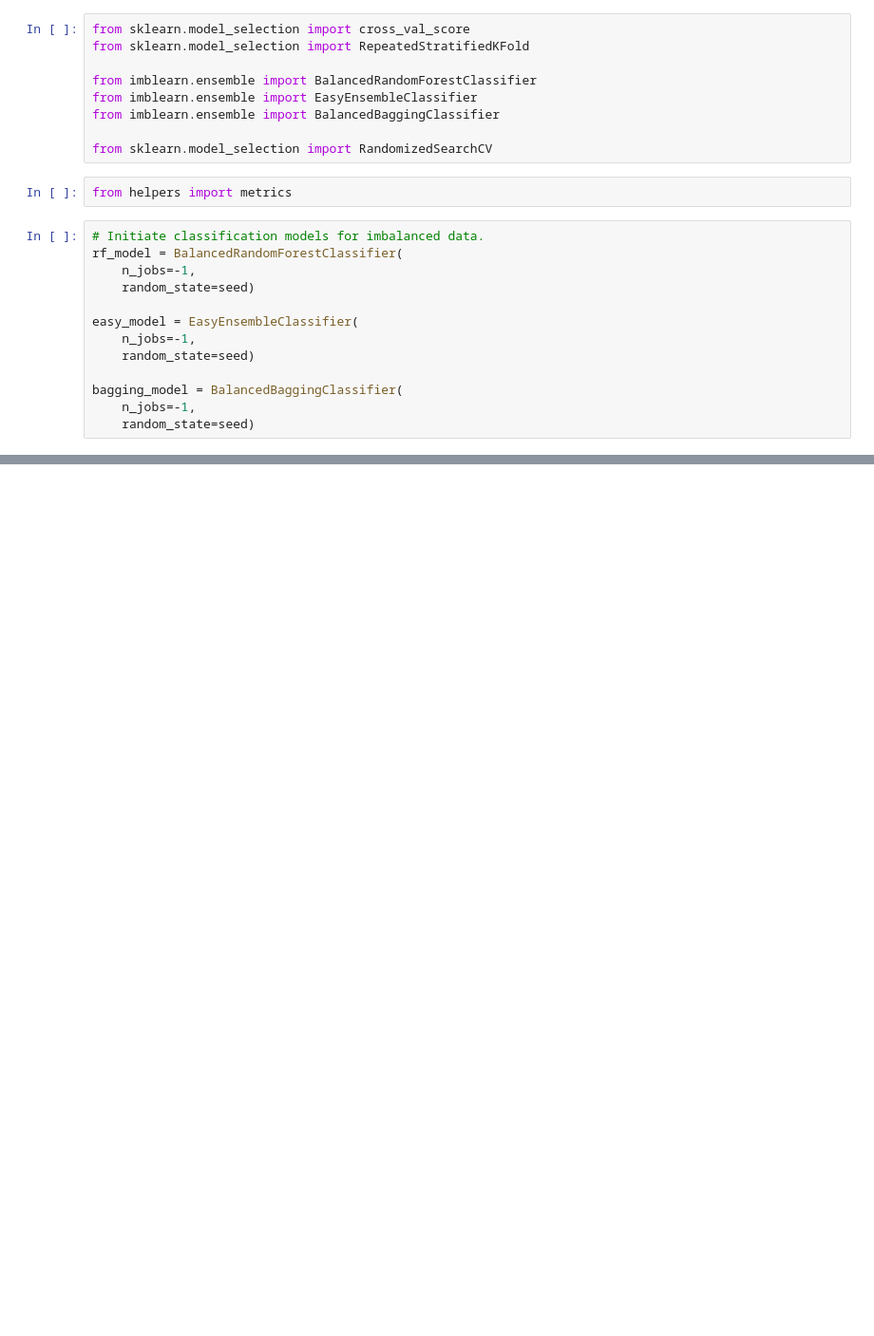
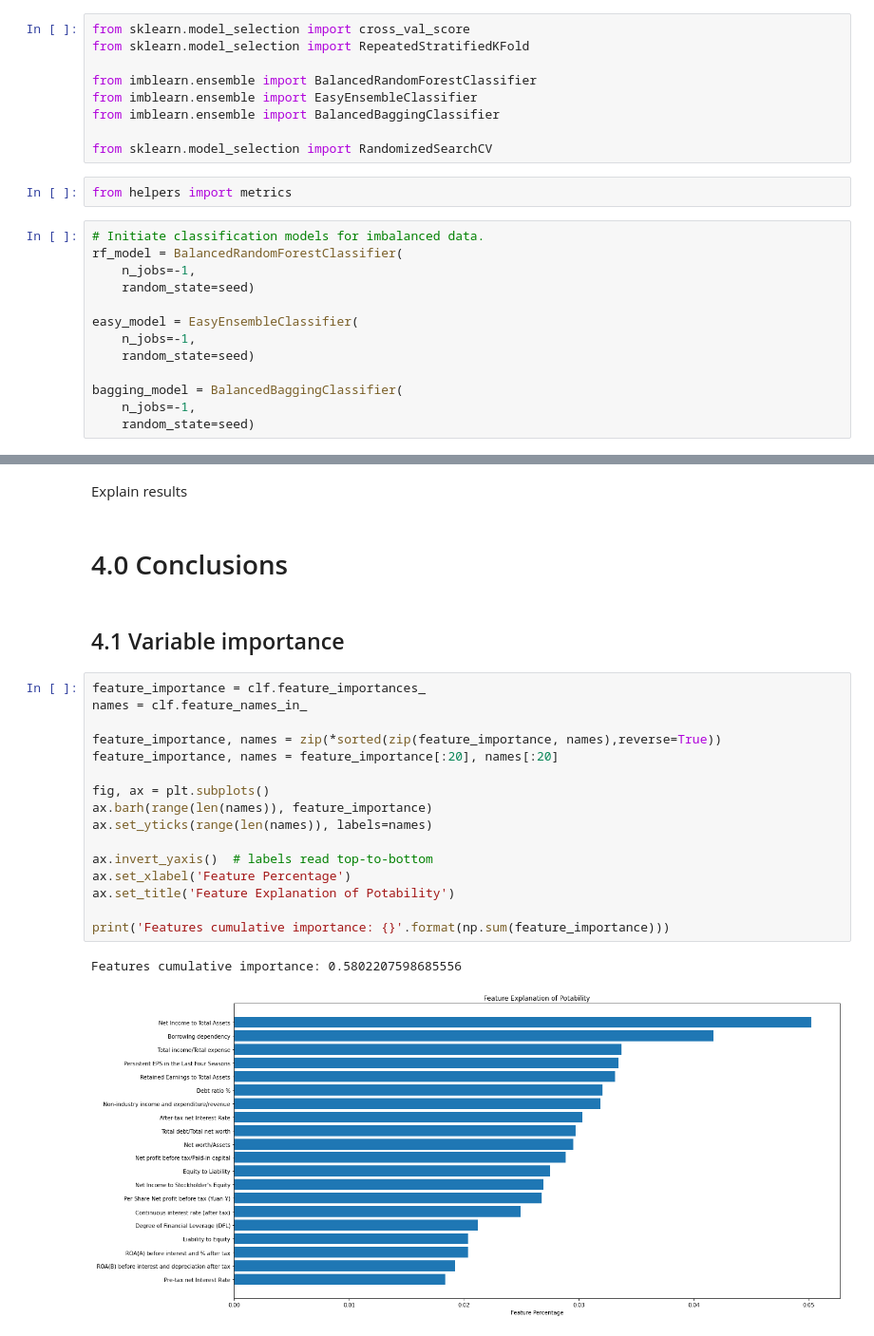
Before and after one commit to joelaniado/company-bankruptcy-prediction, a Jupyter notebook: company-bankruptcy-prediction.ipynb, the cells around one changed output, grey strips where cells are left out. Shown: that part at 95% size. Drawn from its saved outputs; the diff is of its cells as text; blank space fills up the shorter version.

```diff
--- a/company-bankruptcy-prediction.ipynb
+++ b/company-bankruptcy-prediction.ipynb
@@ -215,0 +304,25 @@ test2
+# %% [markdown]
+Explain results
+# %% [markdown]
+# 4.0 Conclusions
+# %% [markdown]
+## 4.1 Variable importance
+# %%
+feature_importance = clf.feature_importances_
+names = clf.feature_names_in_
+
+feature_importance, names = zip(*sorted(zip(feature_importance, names),reverse=True))
+feature_importance, names = feature_importance[:20], names[:20]
+
+fig, ax = plt.subplots()
+ax.barh(range(len(names)), feature_importance)
+ax.set_yticks(range(len(names)), labels=names)
+
+ax.invert_yaxis()  # labels read top-to-bottom
+ax.set_xlabel('Feature Percentage')
+ax.set_title('Feature Explanation of Potability')
+
+print('Features cumulative importance: {}'.format(np.sum(feature_importance)))
+# %% [output]
+Features cumulative importance: 0.5802207598685556
+[figure, added]
```
Also changed, not shown: parts of 44 cells of this notebook.
